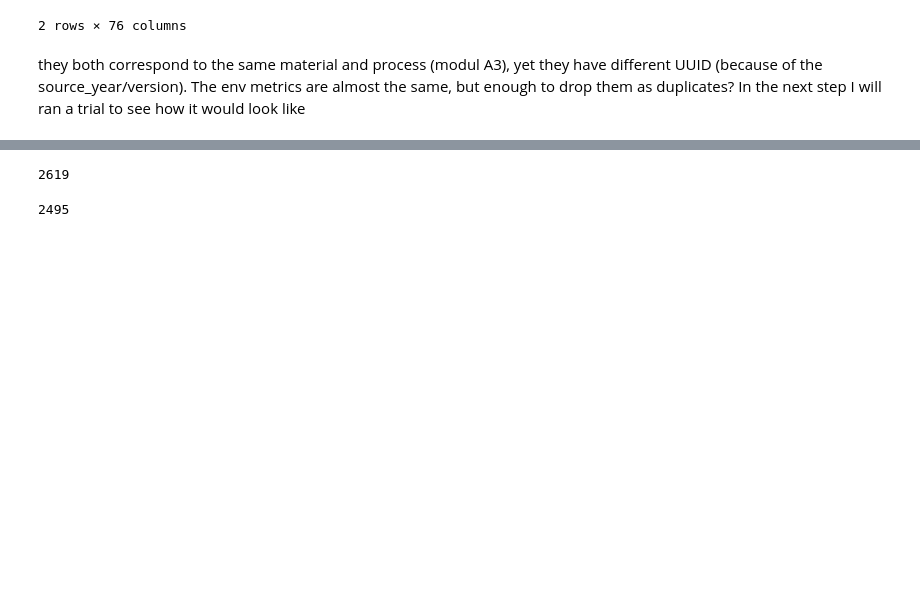
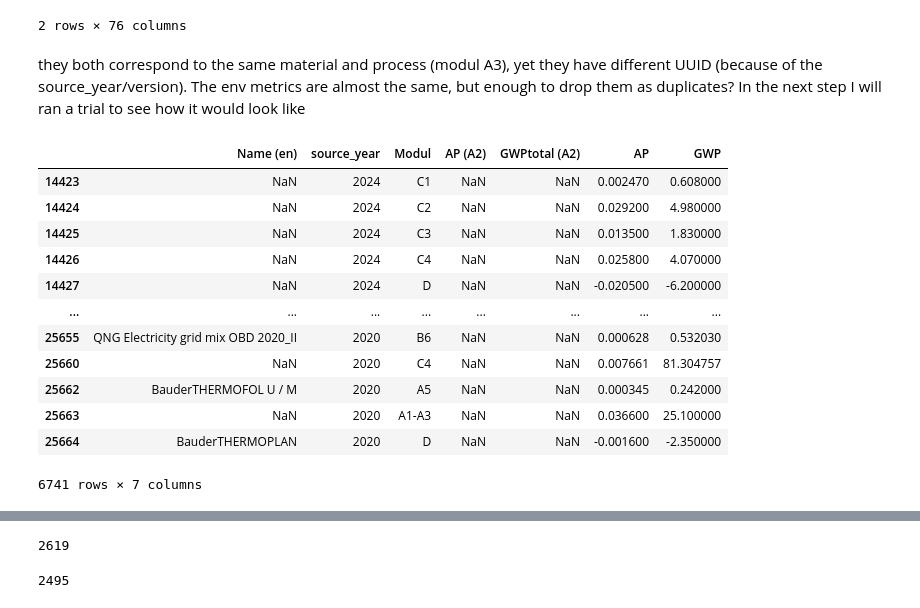
Before and after one commit to n3xtcoder-ai4impact/bbsr-challenge, a Jupyter notebook: tbaustoff.ipynb, the cells around one changed output, grey strips where cells are left out. Cells and saved outputs as stored; diff of their text form; code cells hidden in the pictures; blank space fills up the shorter version.

```diff
--- a/tbaustoff.ipynb
+++ b/tbaustoff.ipynb
@@ -218,0 +223,18 @@ deduped_df.reset_index(drop=True, inplace=True)
+# %%
+obd_test = obd_df[["Name (en)","source_year","Modul","AP (A2)", "GWPtotal (A2)", "AP", "GWP"]]
+# filtering for rows with missing values in GWPtotal (A2) and AP is not null
+obd_test[obd_test["GWPtotal (A2)"].isna() & obd_test["AP"].notna() & obd_test["AP"] != 0]
+# %% [output]
+|  | Name (en) | source_year | Modul | AP (A2) | GWPtotal (A2) | AP | GWP |
+| 14423 | NaN | 2024 | C1 | NaN | NaN | 0.002470 | 0.608000 |
+| 14424 | NaN | 2024 | C2 | NaN | NaN | 0.029200 | 4.980000 |
+| 14425 | NaN | 2024 | C3 | NaN | NaN | 0.013500 | 1.830000 |
+| 14426 | NaN | 2024 | C4 | NaN | NaN | 0.025800 | 4.070000 |
+| 14427 | NaN | 2024 | D | NaN | NaN | -0.020500 | -6.200000 |
+| ... | ... | ... | ... | ... | ... | ... | ... |
+| 25655 | QNG Electricity grid mix OBD 2020_II | 2020 | B6 | NaN | NaN | 0.000628 | 0.532030 |
+| 25660 | NaN | 2020 | C4 | NaN | NaN | 0.007661 | 81.304757 |
+| 25662 | BauderTHERMOFOL U / M | 2020 | A5 | NaN | NaN | 0.000345 | 0.242000 |
+| 25663 | NaN | 2020 | A1-A3 | NaN | NaN | 0.036600 | 25.100000 |
+| 25664 | BauderTHERMOPLAN | 2020 | D | NaN | NaN | -0.001600 | -2.350000 |
+6741 rows × 7 columns
```
Also changed, not shown: parts of 37 cells of this notebook, 3 other files.
